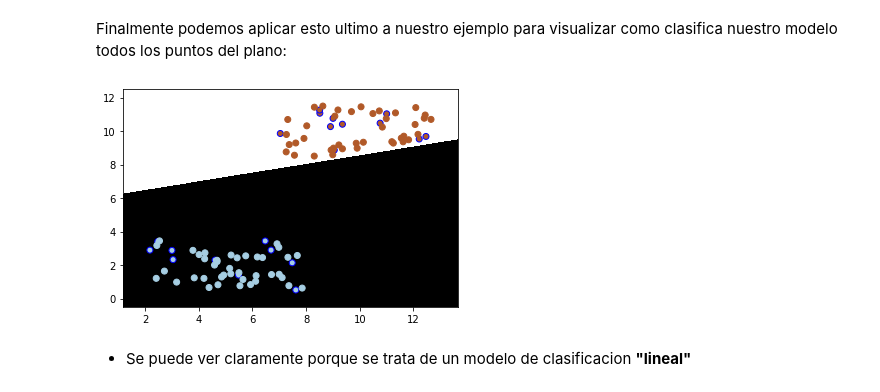
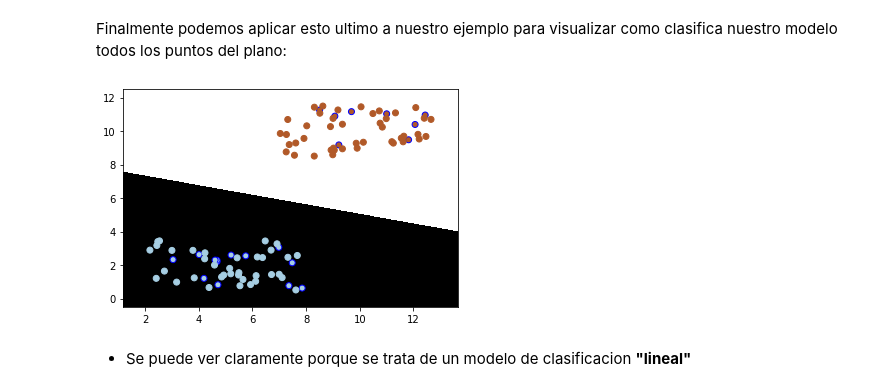
Before and after one commit to CimimUxMaio/CursoML, a Jupyter notebook: unidad-4-sklearn-1/resumen.ipynb, the cells around one changed output. Saved outputs shown, nothing was run; the diff lists cells and outputs as text; code cells hidden in the pictures.

Commit message:
Fix errores + mejoras en los datos para que se entienda mejor

```diff
--- a/unidad-4-sklearn/resumen.ipynb
+++ b/unidad-4-sklearn-1/resumen.ipynb
@@ -211,3 +195,15 @@ print(classifications)
+# %%
+n_points = len(data) - 1   # Cantidad de puntos (resto uno porque los nombres de las columnas cuentan)
+
+training_percentaje = 0.8  # Vamos a usar el 80% de cada clase para entrenar el algoritmo
+n_training_sample = int(training_percentaje * n_points)
+
+training_data = data.sample(n=n_training_sample)
+training_data_classifications = training_data.classification.values
+
+# Obtenemos el conjunto de prueba a partir de los datos que no estan contenidos en en conjunto de entrenamiento
+common = data.merge(training_data, on=["x", "y"])
+test_data = data[~data.x.isin(common.x)&~data.y.isin(common.y)]
 # %% [markdown]
 - Sabemos que la primera mitad de los datos pertenece a la clase 0 y la otra a la 1
     - Lo se porque yo cree los datos, en la realidad, deberiamos poder clasificar un conjunto de ellos manualmente proponiendo una hipotesis que los clasifique. En este caso la hipotesis es que la primera mitad pertenece a un grupo y la otra al otro.
@@ -215,7 +211,7 @@ print(classifications)
 Ahora utilizamos `LogisticRegresion` para crear un objeto clasificador y lo ajustamos usando `fit`
 # %%
 classificator = linear_model.LogisticRegression(solver="lbfgs", C=100)
-classificator.fit(training_data, classifications)
+classificator.fit(training_data[["x", "y"]], training_data_classifications)
 # %% [output]
 LogisticRegression(C=100)
 # %%
@@ -231,12 +227,7 @@ Score: 0.875000
 # %% [markdown]
 Ahora podemos probar como funciona el modelo utilizando nuestras datos de prueba:
 # %%
-test_class0 = data[n_training_class:n_class]
-test_class1 = data[n_class + n_training_class:]
-
-test_data = pd.concat([test_class0, test_class1])
-
-predictions = classificator.predict(test_data)
+predictions = classificator.predict(test_data[["x", "y"]])
 
 plt.scatter(test_data.x, test_data.y, c=predictions, cmap=plt.cm.Paired)
 plt.title("Test data")
@@ -329,35 +320,35 @@ Finalmente podemos aplicar esto ultimo a nuestro ejemplo para visualizar como cl
 # Obtenemos los valores minimos y maximos de cada eje para definir las dimensiones de la grilla
 
 x_min = min(data.x) - 1
 x_max = max(data.x) + 1
 
 y_min = min(data.y) - 1
 y_max = max(data.y) + 1
 
 
 # Definimos los centros de la grilla
 
 step_size = 0.01  # Tomamos un "step" pequeños para tener en cuenta la mayor cantidad de puntos
 cols = np.arange(x_min, x_max, step_size)
 rows = np.arange(y_min, y_max, step_size)
 c_xs, c_ys = np.meshgrid(cols, rows)
 centers = np.c_[c_xs.ravel(), c_ys.ravel()]
 
 classification = classificator.predict(centers)
 
 plt.pcolormesh(c_xs, c_ys, classification.reshape(c_xs.shape), cmap=plt.cm.gray, shading="auto")
 
 
 # Imprimimos los datos por encima de nuestra grilla
 
-test_predictions = classificator.predict(test_data)
-training_predictions = classificator.predict(training_data)
+test_predictions = classificator.predict(test_data[["x", "y"]])
+training_predictions = classificator.predict(training_data[["x", "y"]])
 
 plt.scatter(test_data.x, test_data.y, c=test_predictions, cmap=plt.cm.Paired, edgecolors="blue")  # Bordeamos de color azul los puntos que se utilizar como pruebas
 plt.scatter(training_data.x, training_data.y, c=training_predictions, cmap=plt.cm.Paired)
 
 plt.show()
 # %% [output]
-[figure, old version]
+[figure, new version]
 # %% [markdown]
 - Se puede ver claramente porque se trata de un modelo de clasificacion **"lineal"**
```
Also changed, not shown: parts of 4 cells of this notebook, 3 other files.
